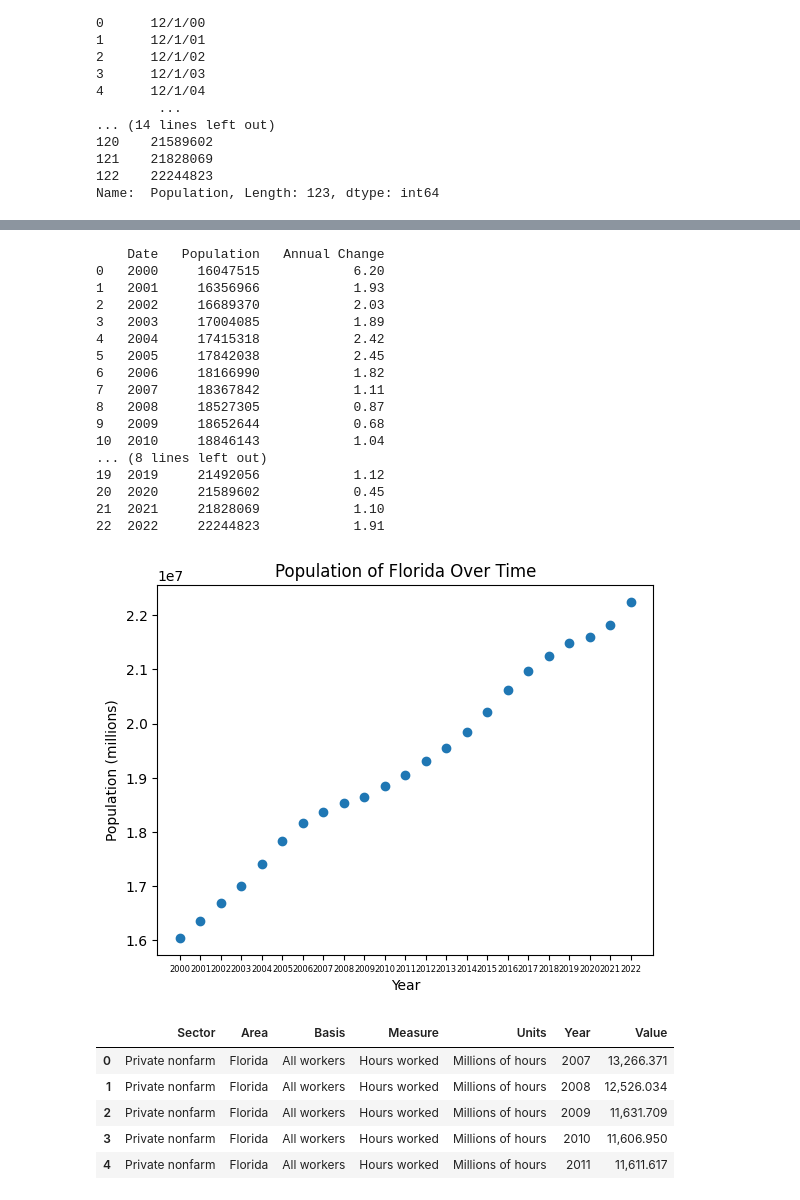
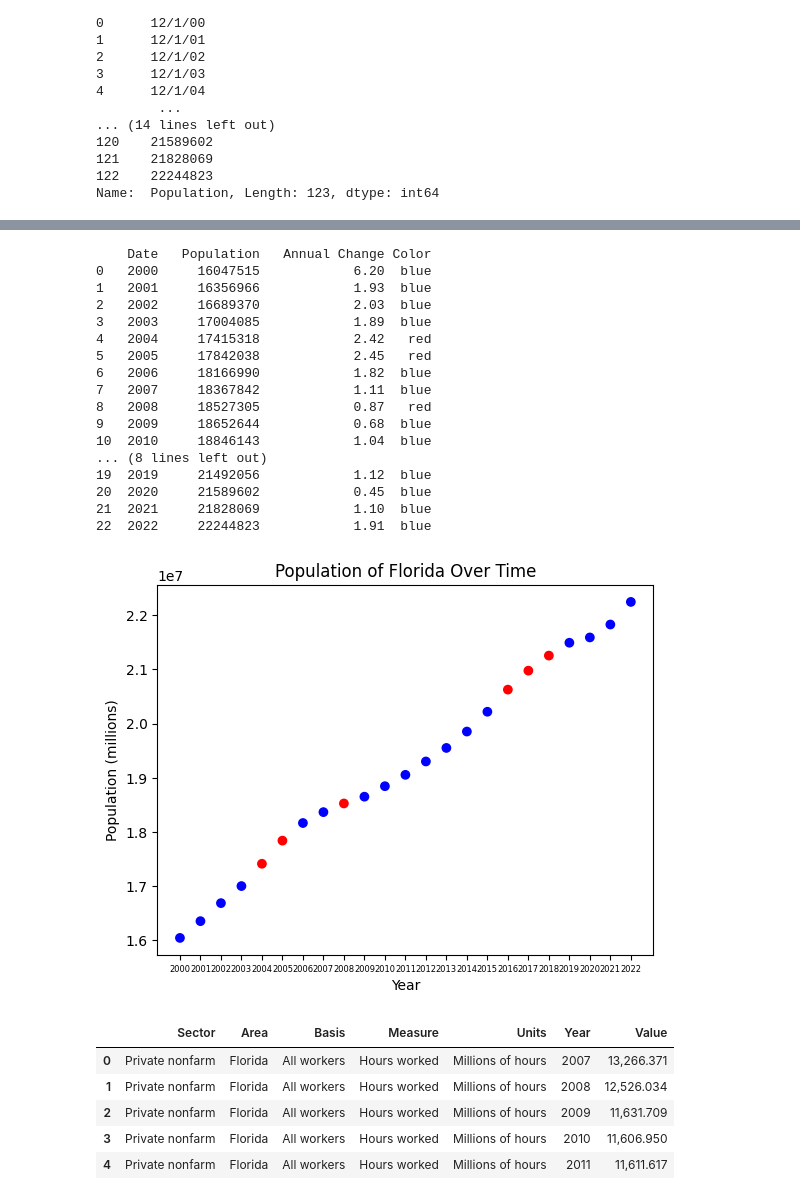
Before and after one commit to Johnsonahs/YSP-Python, a Jupyter notebook: Data_Analysis.ipynb, the cells around one changed output, grey strips where cells are left out. Cells and saved outputs as stored; diff of their text form; code cells hidden in the pictures.

```diff
--- a/Data_Analysis.ipynb
+++ b/Data_Analysis.ipynb
@@ -137,3 +165,10 @@ for i in range(len(population_data)):
         population_data.iloc[i, 0] = '20' + population_data.iloc[i, 0]
 population_data = population_data.iloc[100:, :]
 population_data = population_data.reset_index(drop=True)
+# %%
+# Adding colors to the population data for plotting
+population_data['Color'] = 'blue'
+
+for year in np.unique(np.array(major_hurricanes['YEAR'])):
+    population_data.iloc[year - 2000, 3]= 'red'
+    print(population_data[population_data['Date'] == str(year)].loc[:, 'Color'])
@@ -142,40 +190,39 @@ population_data = population_data.reset_index(drop=True)
 
 print(population_data)
 # %% [output]
-    Date   Population   Annual Change
-0   2000     16047515            6.20
-1   2001     16356966            1.93
-2   2002     16689370            2.03
-3   2003     17004085            1.89
-4   2004     17415318            2.42
-5   2005     17842038            2.45
-6   2006     18166990            1.82
-7   2007     18367842            1.11
-8   2008     18527305            0.87
-9   2009     18652644            0.68
-10  2010     18846143            1.04
+    Date   Population   Annual Change Color
+0   2000     16047515            6.20  blue
+1   2001     16356966            1.93  blue
+2   2002     16689370            2.03  blue
+3   2003     17004085            1.89  blue
+4   2004     17415318            2.42   red
+5   2005     17842038            2.45   red
+6   2006     18166990            1.82  blue
+7   2007     18367842            1.11  blue
+8   2008     18527305            0.87   red
+9   2009     18652644            0.68  blue
+10  2010     18846143            1.04  blue
 ... (8 lines left out)
-19  2019     21492056            1.12
-20  2020     21589602            0.45
-21  2021     21828069            1.10
-22  2022     22244823            1.91
+19  2019     21492056            1.12  blue
+20  2020     21589602            0.45  blue
+21  2021     21828069            1.10  blue
+22  2022     22244823            1.91  blue
 # %%
 # Plotting population data over year
-# Later, I will change colors of points of strong storms
 
 fig, ax = plt.subplots()
-plt.scatter(x = population_data.iloc[:, 0], y = population_data.iloc[:, 1])
+plt.scatter(x = population_data.iloc[:, 0], y = population_data.iloc[:, 1], c = population_data.iloc[:, 3])
 start, end = ax.get_xlim()
 # start, end = 0, 128
 # ax.xaxis.set_ticks(np.arange(start, end, 10))
 ax.set_xticklabels(labels = population_data.iloc[:, 0], fontsize = 6)
 plt.title('Population of Florida Over Time')
 ax.set_xlabel('Year')
 ax.set_ylabel('Population (millions)')
 plt.savefig('FL_population_over_time.png')
 plt.show()
 # %% [output]
-[figure, old version]
+[figure, new version]
 # %%
 # Getting all the labor data for Florida only
 
```
Also changed, not shown: parts of 8 cells of this notebook, 4 other files.
